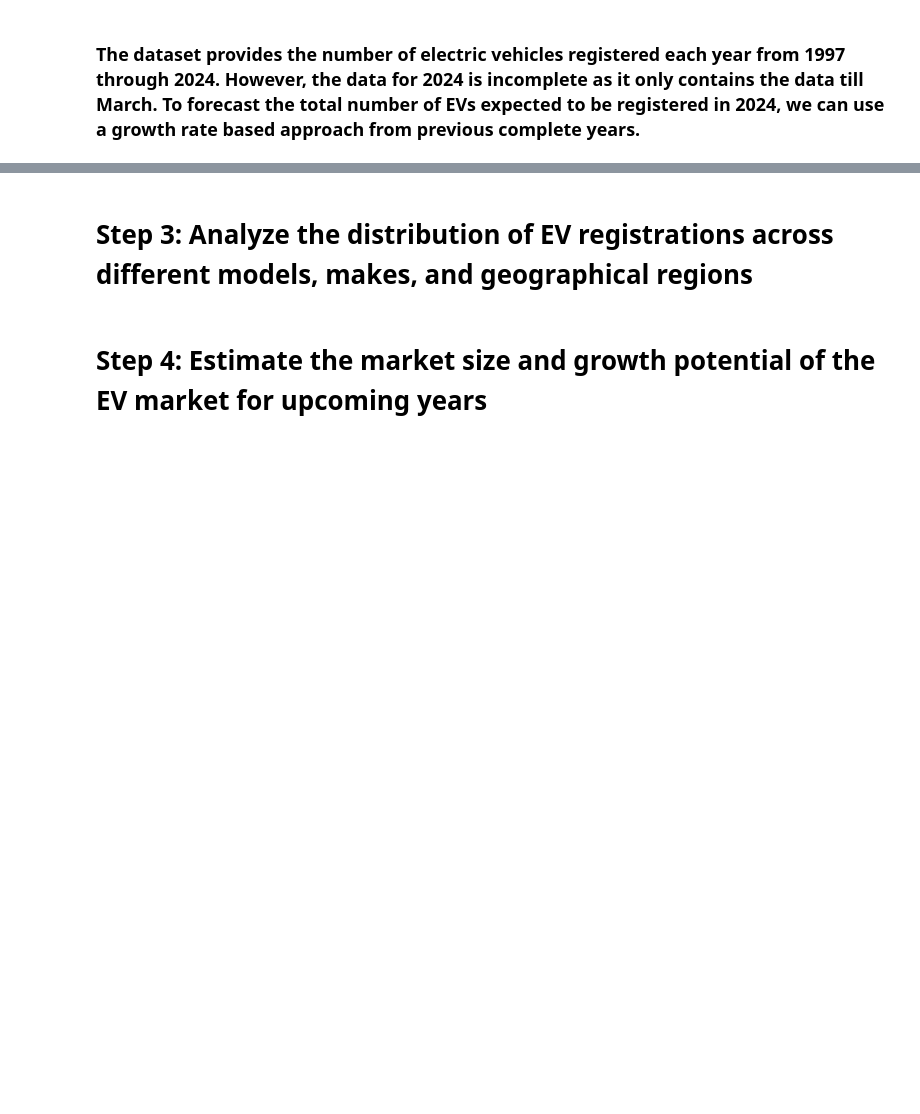
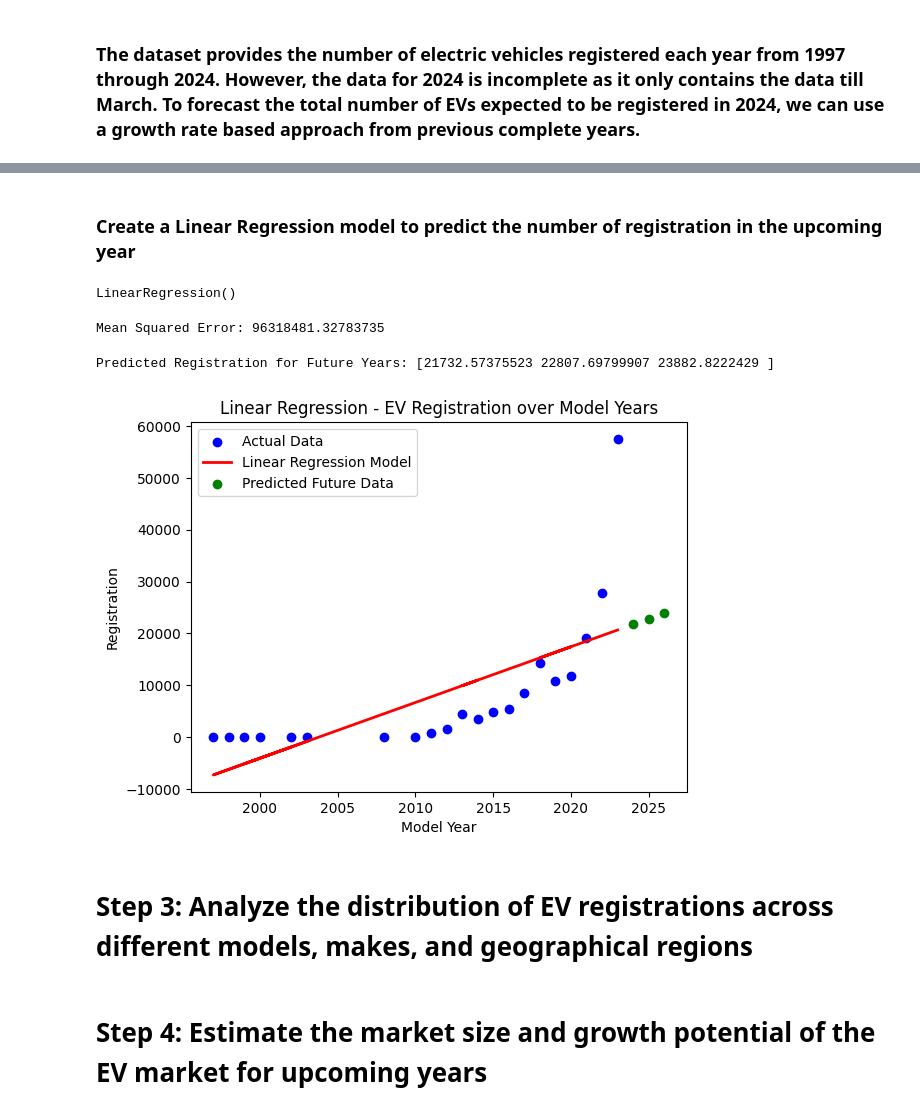
Before and after one commit to jeongseoho/ev-market, a Jupyter notebook: evmarket.ipynb, the cells around one changed output, grey strips where cells are left out. Saved outputs shown, nothing was run; the diff lists cells and outputs as text; code cells hidden in the pictures; blank space fills up the shorter version.

```diff
--- a/evmarket.ipynb
+++ b/evmarket.ipynb
@@ -148,2 +149,5 @@ Name: count, dtype: int64
 # %% [markdown]
 ### The dataset provides the number of electric vehicles registered each year from 1997 through 2024. However, the data for 2024 is incomplete as it only contains the data till March. To forecast the total number of EVs expected to be registered in 2024, we can use a growth rate based approach from previous complete years.
+# %%
+filtered_counts = ev_registration_counts[ev_registration_counts['Model Year'] != 2024]
+filtered_counts
@@ -150,3 +172,41 @@ Name: count, dtype: int64
+# %% [markdown]
+### Create a Linear Regression model to predict the number of registration in the upcoming year
+# %%
+# Setting up independent and dependent variables
+X = filtered_counts[['Model Year']]
+y = filtered_counts['Registration']
+# %%
+# Training the linear regression model
+model = LinearRegression()
+model.fit(X, y)
+# %% [output]
+LinearRegression()
+# %%
+# Evaluating the model (comparing predictions with actual data)
+y_pred = model.predict(X)
+mse = np.mean((y_pred - y) ** 2)
+print("Mean Squared Error:", mse)
+# %% [output]
+Mean Squared Error: 96318481.32783735
+# %%
+# Using the trained model to predict future registrations
+future_years = [[2024], [2025], [2026]]  # Future years
+future_registration = model.predict(future_years)
+print("Predicted Registration for Future Years:", future_registration)
+# %% [output]
+Predicted Registration for Future Years: [21732.57375523 22807.69799907 23882.8222429 ]
+# %%
+# Visualizing the results
+plt.scatter(X, y, color='blue', label='Actual Data')
+plt.plot(X, model.predict(X), color='red', linewidth=2, label='Linear Regression Model')
+plt.scatter(future_years, future_registration, color='green', label='Predicted Future Data')
+plt.title('Linear Regression - EV Registration over Model Years')
+plt.xlabel('Model Year')
+plt.ylabel('Registration')
+plt.legend()
+plt.show()
+# %% [output]
+[figure, added]
 # %% [markdown]
 # Step 3: Analyze the distribution of EV registrations across different models, makes, and geographical regions
 # %% [markdown]
```
Also changed, not shown: parts of 3 cells of this notebook.
